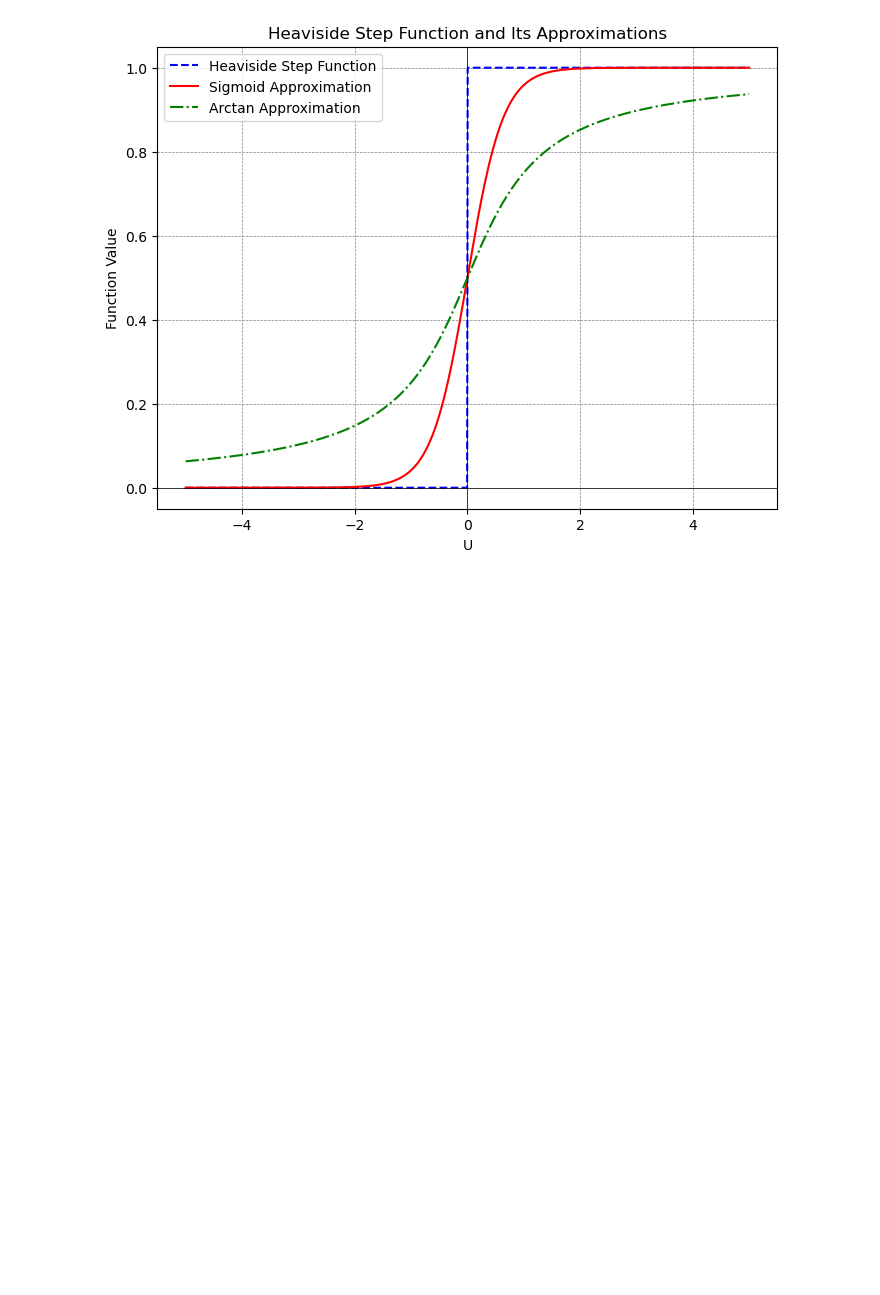
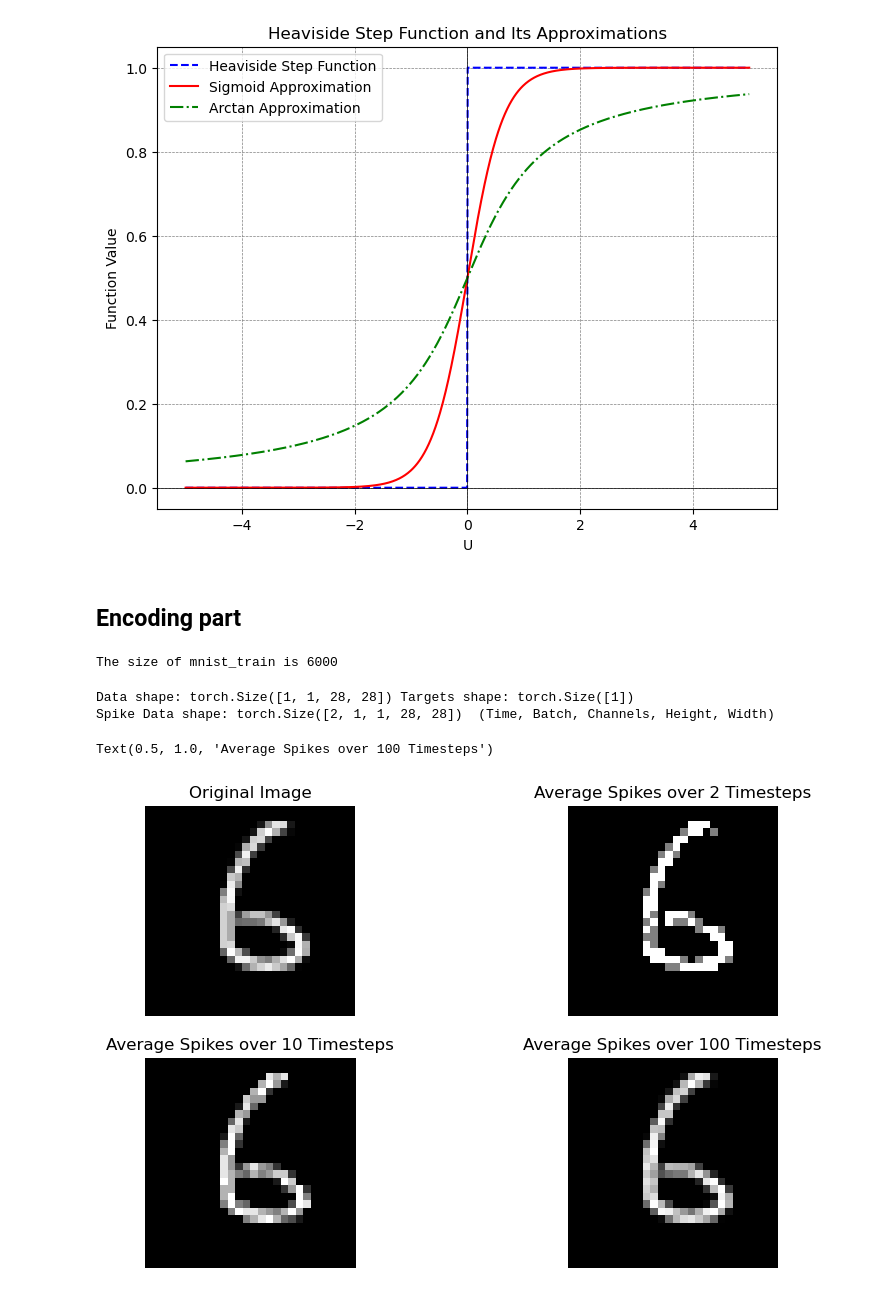
Before and after one commit to LGPolytech/Project_S9, a Jupyter notebook: Latex/Rapport/Rapport 2/code/tool.ipynb, the cells around one changed output. Cells and saved outputs as stored; diff of their text form; code cells hidden in the pictures; blank space fills up the shorter version.

```diff
--- a/Latex/Rapport/Rapport 2/code/tool.ipynb
+++ b/Latex/Rapport/Rapport 2/code/tool.ipynb
@@ -43,3 +45,5 @@ plt.legend()
 plt.show()
 # %% [output]
 [figure]
+# %% [markdown]
+## Encoding part
@@ -45,0 +61,77 @@ plt.show()
+# %%
+# Training Parameters
+batch_size=1
+data_path = './data'
+os.makedirs(data_path, exist_ok=True)
+num_classes = 10  # MNIST has 10 output classes
+
+# Torch Variables
+dtype = torch.float
+
+from torchvision import datasets, transforms
+
+# Define a transform
+transform = transforms.Compose([
+            transforms.Resize((28,28)),
+            transforms.Grayscale(),
+            transforms.ToTensor(),
+            transforms.Normalize((0,), (1,))])
+
+mnist_train = datasets.MNIST(data_path, train=True, download=True, transform=transform)
+
+
+
+subset = 10
+mnist_train = utils.data_subset(mnist_train, subset)
+print(f"The size of mnist_train is {len(mnist_train)}")
+from torch.utils.data import DataLoader
+
+train_loader = DataLoader(mnist_train, batch_size=batch_size, shuffle=True)
+# %% [output]
+The size of mnist_train is 6000
+# %%
+from snntorch import spikegen
+
+# Iterate through minibatches
+data = iter(train_loader)
+data_it, targets_it = next(data)
+
+print(f"Data shape: {data_it.shape}", f"Targets shape: {targets_it.shape}")
+
+num_steps = 2
+num_steps_2 = 10
+num_steps_3 = 100
+# Spiking Data
+spike_data = spikegen.rate(data_it, num_steps=num_steps)
+spike_data_2 = spikegen.rate(data_it, num_steps=num_steps_2)
+spike_data_3 = spikegen.rate(data_it, num_steps=num_steps_3)
+
+print(f"Spike Data shape: {spike_data.shape}", " (Time, Batch, Channels, Height, Width)")
+
+spike_data_sample = spike_data[:, 0, 0]
+spike_data_sample_2 = spike_data_2[:, 0, 0]
+spike_data_sample_3 = spike_data_3[:, 0, 0]
+
+# Plotting
+plt.figure(figsize=(10, 6))
+plt.subplot(2, 2, 1)
+plt.imshow(data_it[0, 0], cmap='gray')
+plt.title('Original Image')
+plt.axis('off')
+plt.subplot(2, 2, 2)
+plt.imshow(spike_data_sample.mean(axis=0).reshape((28,-1)).cpu(), cmap='gray')
+plt.axis('off')
+plt.title(f'Average Spikes over {num_steps} Timesteps')
+plt.subplot(2, 2, 3)
+plt.imshow(spike_data_sample_2.mean(axis=0).reshape((28,-1)).cpu(), cmap='gray')
+plt.axis('off')
+plt.title(f'Average Spikes over {num_steps_2} Timesteps')
+plt.subplot(2, 2, 4)
+plt.imshow(spike_data_sample_3.mean(axis=0).reshape((28,-1)).cpu(), cmap='gray')
+plt.axis('off')
+plt.title(f'Average Spikes over {num_steps_3} Timesteps')
+# %% [output]
+Data shape: torch.Size([1, 1, 28, 28]) Targets shape: torch.Size([1])
+Spike Data shape: torch.Size([2, 1, 1, 28, 28])  (Time, Batch, Channels, Height, Width)
+Text(0.5, 1.0, 'Average Spikes over 100 Timesteps')
+[figure, added]
```
Also changed, not shown: parts of 5 cells of this notebook, 25 other files.
